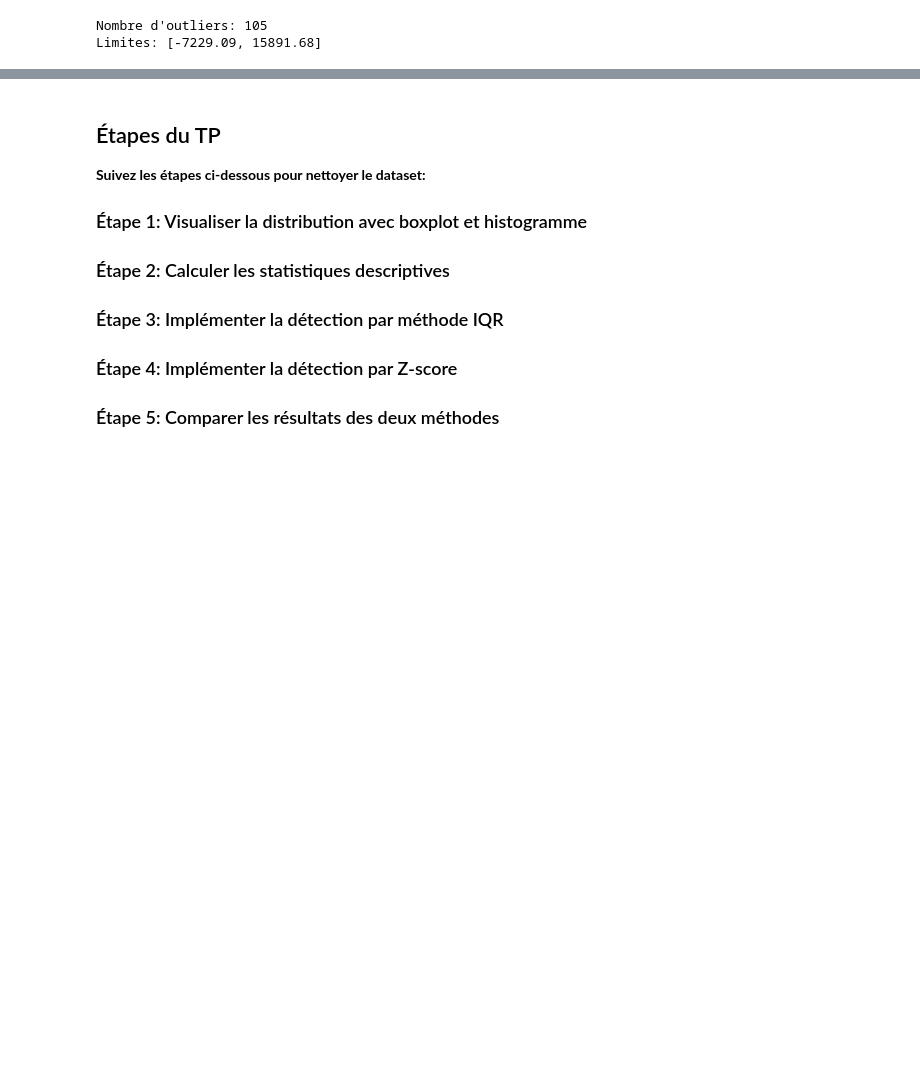
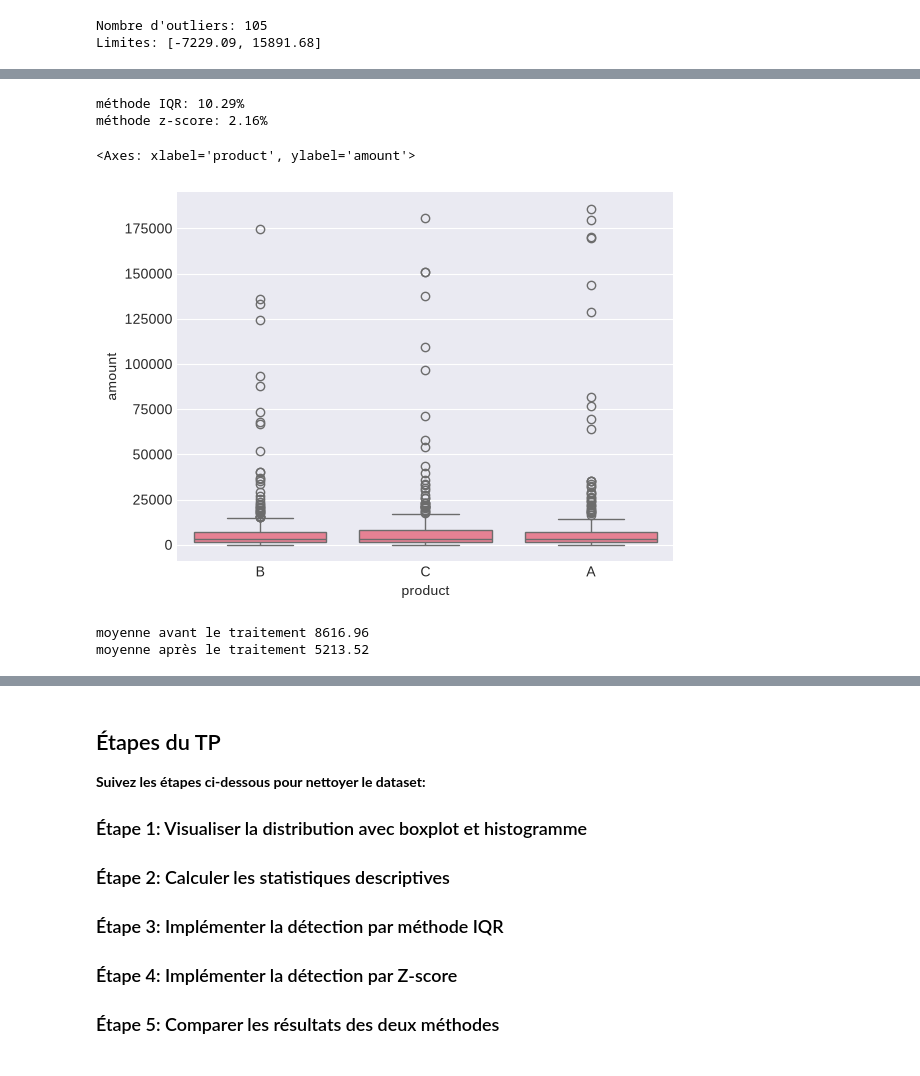
Before and after one commit to indidi01/simplon_DATA, a Jupyter notebook: data_cleaning/TP/TP3_Data_Cleansing_TP3.ipynb, the cells around one changed output, grey strips where cells are left out. Drawn from its saved outputs; the diff is of its cells as text; code cells hidden in the pictures; blank space fills up the shorter version.

```diff
--- a/data_cleaning/TP/TP3_Data_Cleansing_TP3.ipynb
+++ b/data_cleaning/TP/TP3_Data_Cleansing_TP3.ipynb
@@ -152,0 +182,16 @@ Limites: [-7229.09, 15891.68]
+# %%
+#7. Quelle proportion du dataset représentent les outliers ?
+df.amount.shape
+print(f"méthode IQR: {round(105 * 100 / df.amount.shape[0], 2)}%")
+print(f"méthode z-score: {round(22 * 100 / df.amount.shape[0], 2)}%")
+# %% [output]
+méthode IQR: 10.29%
+méthode z-score: 2.16%
+# %%
+#8. Y a-t-il une corrélation entre outliers et une catégorie spécifique ?
+#non
+
+sns.boxplot(data = df, x = "product", y = "amount")
+# %% [output]
+<Axes: xlabel='product', ylabel='amount'>
+[figure, added]
@@ -153,3 +201,14 @@ Limites: [-7229.09, 15891.68]
+# %%
+#10. Comment la moyenne change-t-elle après traitement des outliers ?
+df_clean = df.copy()
+upper = df.amount.quantile(0.9)
+df_clean["amount"] = df["amount"].clip(upper=upper)
+print(f"moyenne avant le traitement {df.amount.mean().round(2)}")
+print(f"moyenne après le traitement {df_clean.amount.mean().round(2)}")
+# sns.boxplot(data = df_clean, x = "product", y = "amount")
+# %% [output]
+moyenne avant le traitement 8616.96
+moyenne après le traitement 5213.52
 # %%
 # Cellule pour vos réponses et analyses
 # Utilisez cette cellule pour explorer les données et répondre aux questions
```
Also changed, not shown: parts of 21 cells of this notebook, 4 other files.
